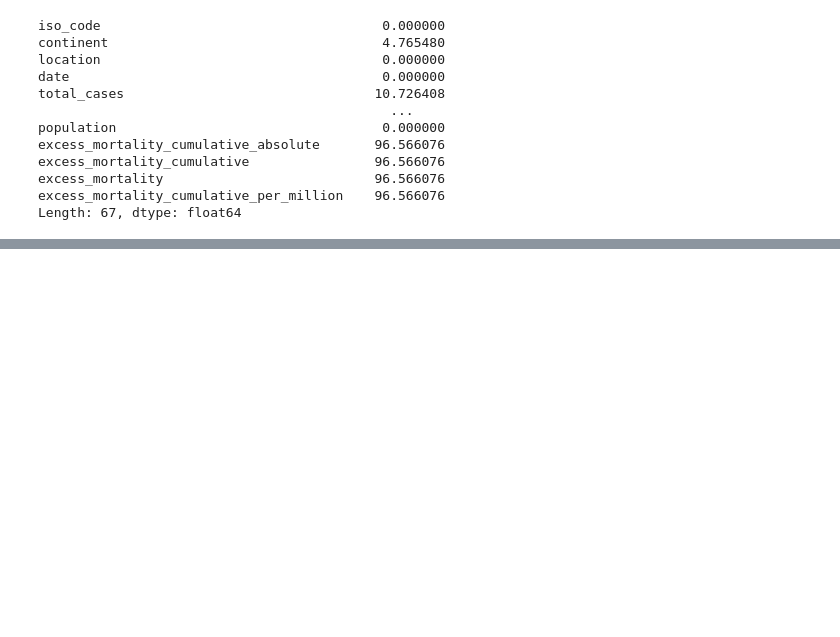
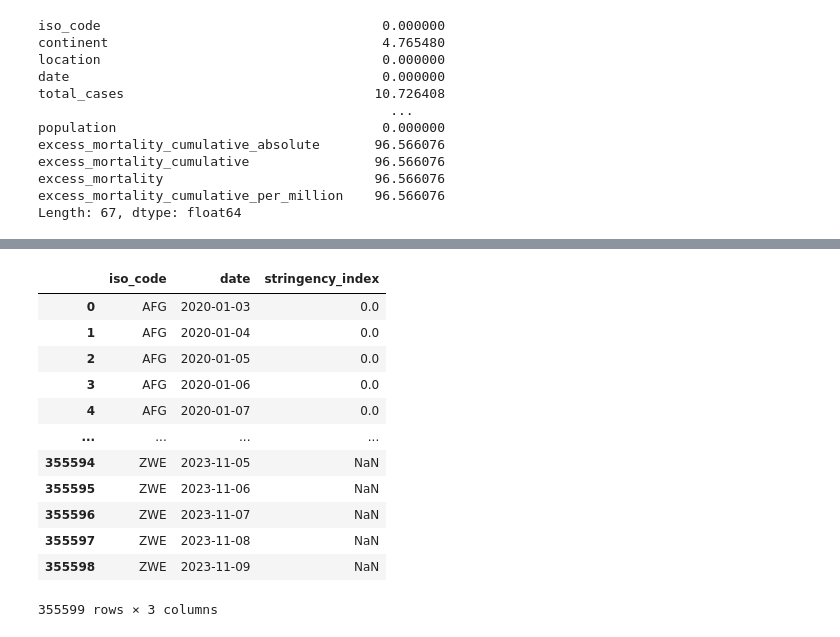
Before and after one commit to Eric-Onyame/contrans2023, a Jupyter notebook: Final_Project.ipynb, the cells around one changed output, grey strips where cells are left out. Saved outputs shown, nothing was run; the diff lists cells and outputs as text; code cells hidden in the pictures; blank space fills up the shorter version.

```diff
--- a/Final_Project.ipynb
+++ b/Final_Project.ipynb
@@ -129,0 +205,6 @@ Length: 67, dtype: float64
+# %%
+##Checking for anomalies. Thus ensuring there are no negative values in columns
+##where negatives wont make sense by clipping them to zero
+
+cols_to_check = ['total_cases', 'new_cases', 'total_deaths', 'new_deaths']
+covid_data_cleaned[cols_to_check] = covid_data_cleaned[cols_to_check].clip(lower=0)
@@ -129,0 +286,5 @@ Length: 67, dtype: float64
+# %%
+# Creating the government_response DataFrame
+government_response_columns = ['iso_code', 'date', 'stringency_index']
+
+government_response_df = covid_data_cleaned[government_response_columns].drop_duplicates()
@@ -129,0 +377,22 @@ Length: 67, dtype: float64
+# %%
+myquery = '''
+
+SELECT *
+FROM government_response_df
+
+'''
+pd.read_sql_query(myquery, con= engine)
+# %% [output]
+|  | iso_code | date | stringency_index |
+| 0 | AFG | 2020-01-03 | 0.0 |
+| 1 | AFG | 2020-01-04 | 0.0 |
+| 2 | AFG | 2020-01-05 | 0.0 |
+| 3 | AFG | 2020-01-06 | 0.0 |
+| 4 | AFG | 2020-01-07 | 0.0 |
+| ... | ... | ... | ... |
+| 355594 | ZWE | 2023-11-05 | NaN |
+| 355595 | ZWE | 2023-11-06 | NaN |
+| 355596 | ZWE | 2023-11-07 | NaN |
+| 355597 | ZWE | 2023-11-08 | NaN |
+| 355598 | ZWE | 2023-11-09 | NaN |
+355599 rows × 3 columns
```
Also changed, not shown: parts of 40 cells of this notebook, 5 other files.
